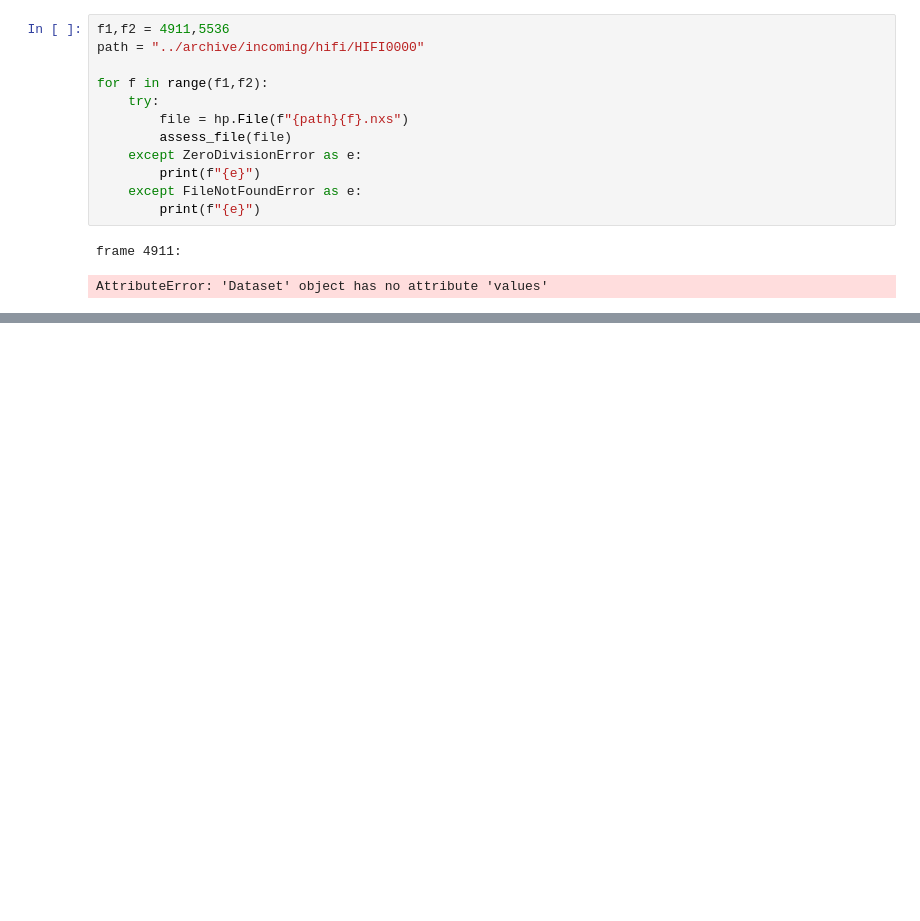
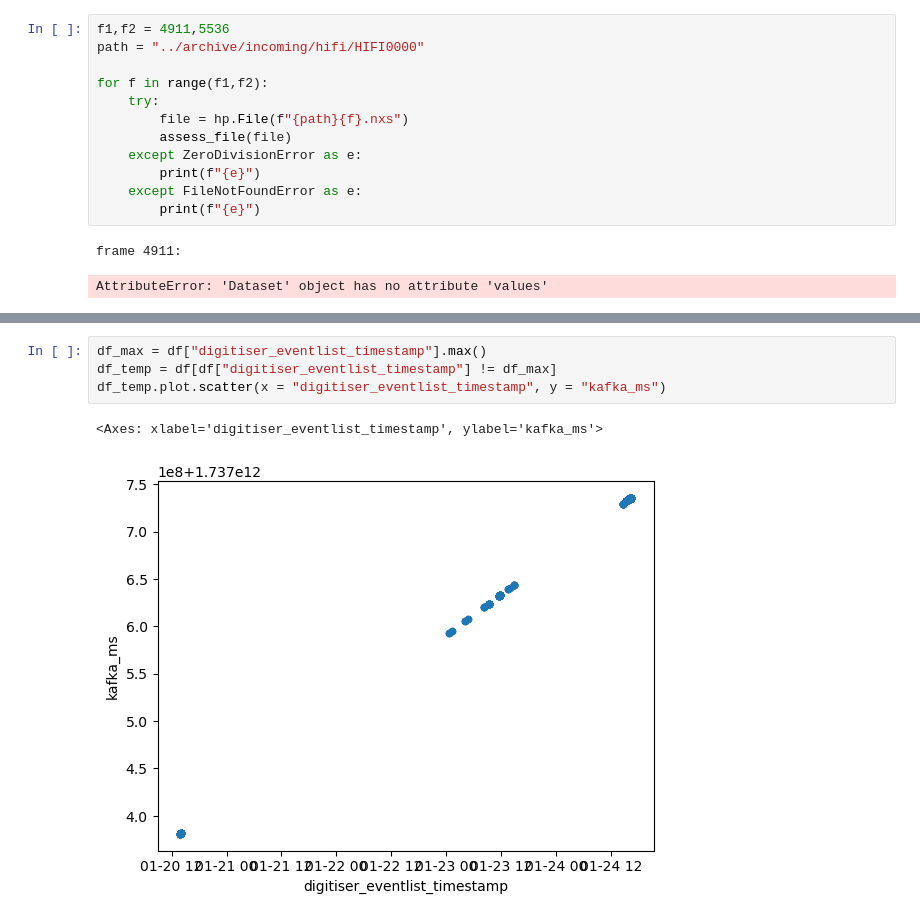
Before and after one commit to Modularius/pipeline-test, a Jupyter notebook: Jupyter/scrap.ipynb, the cells around one changed output, grey strips where cells are left out. Drawn from its saved outputs; the diff is of its cells as text; blank space fills up the shorter version.

```diff
--- a/Jupyter/scrap.ipynb
+++ b/Jupyter/scrap.ipynb
@@ -104,0 +141,7 @@ AttributeError: 'Dataset' object has no attribute 'values'
+# %%
+df_max = df["digitiser_eventlist_timestamp"].max()
+df_temp = df[df["digitiser_eventlist_timestamp"] != df_max]
+df_temp.plot.scatter(x = "digitiser_eventlist_timestamp", y = "kafka_ms")
+# %% [output]
+<Axes: xlabel='digitiser_eventlist_timestamp', ylabel='kafka_ms'>
+[figure, added]
```
Also changed, not shown: parts of 3 cells of this notebook, 51 other files.
